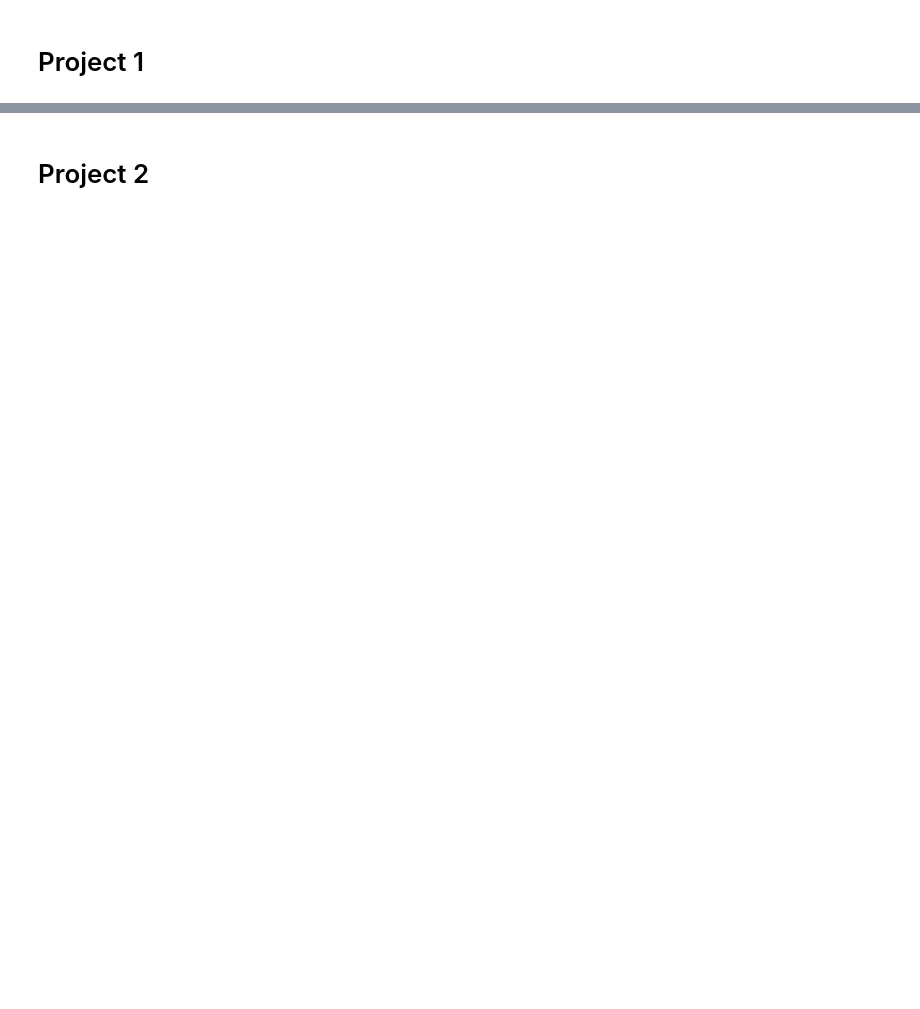
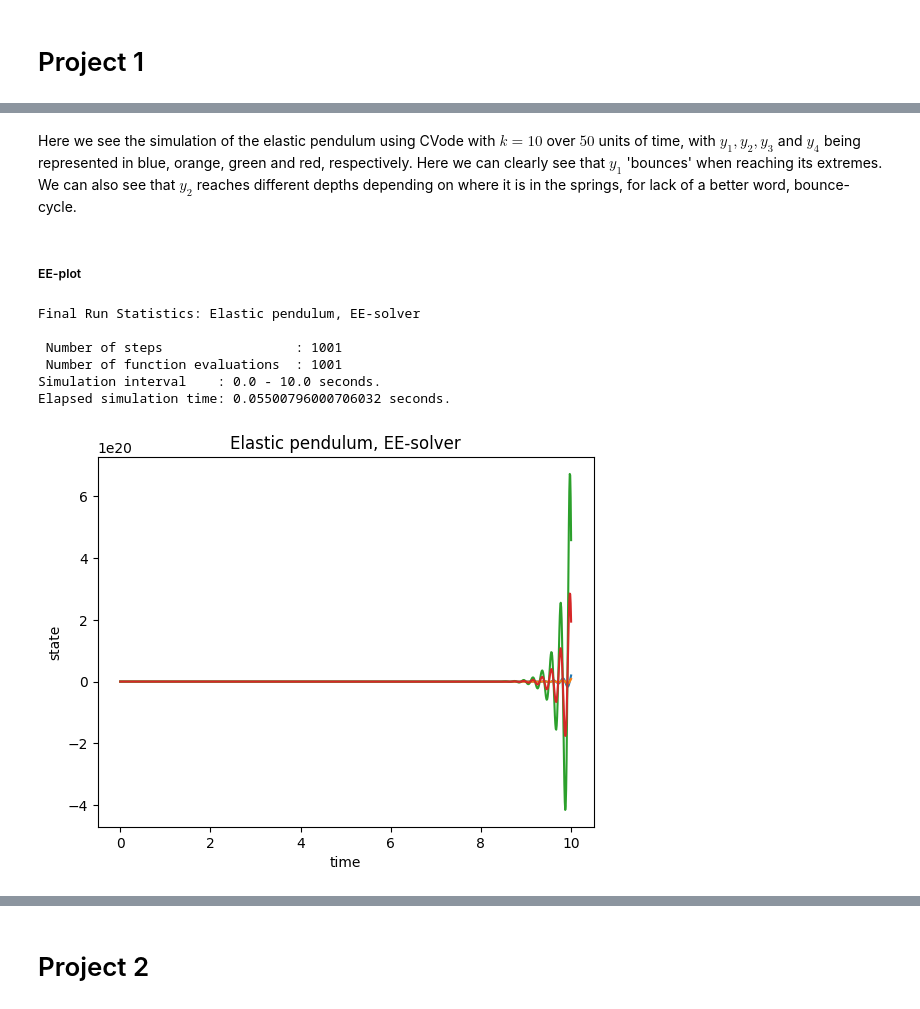
Before and after one commit to mudthomas/NUMN26, a Jupyter notebook: Presentation/presentation.ipynb, the cells around one changed output, grey strips where cells are left out. Drawn from its saved outputs; the diff is of its cells as text; code cells hidden in the pictures; blank space fills up the shorter version.

```diff
--- a/Presentation/presentation.ipynb
+++ b/Presentation/presentation.ipynb
@@ -2,0 +405,23 @@
+# %% [markdown]
+Here we see the simulation of the elastic pendulum using CVode with $k=10$ over $50$ units of time, with $y_1, y_2, y_3$ and $y_4$ being represented in blue, orange, green and red, respectively. Here we can clearly see that $y_1$ 'bounces' when reaching its extremes. We can also see that $y_2$ reaches different depths depending on where it is in the springs, for lack of a better word, bounce-cycle.
+# %% [markdown]
+##### EE-plot
+# %%
+spring_constant = 1000
+starting_point = np.array([1.1, 0, 0, 0])
+problem = Explicit_Problem(problem_func, y0=starting_point)
+t_end = 10
+
+problem.name = "Elastic pendulum, EE-solver"
+solver = EE_solver(problem)
+solver.maxit=1000
+solver.simulate(t_end)
+solver.plot()
+# %% [output]
+Final Run Statistics: Elastic pendulum, EE-solver
+
+ Number of steps                 : 1001
+ Number of function evaluations  : 1001
+Simulation interval    : 0.0 - 10.0 seconds.
+Elapsed simulation time: 0.05500796000706032 seconds.
+[figure, added]
```
Also changed, not shown: parts of 59 cells of this notebook.
